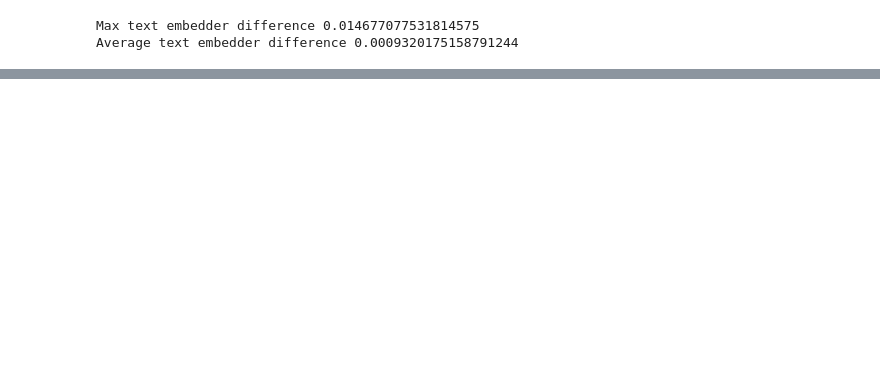
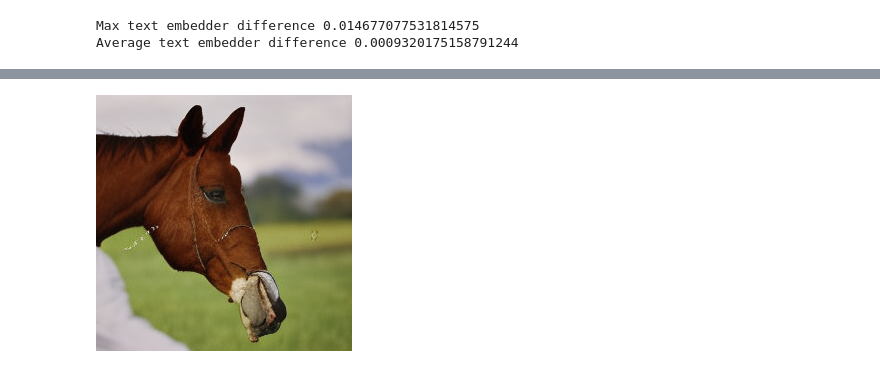
Before and after one commit to williamberman/vq-diffusion-notebook, a Jupyter notebook: main.ipynb, the cells around one changed output, grey strips where cells are left out. Drawn from its saved outputs; the diff is of its cells as text; code cells hidden in the pictures; blank space fills up the shorter version.

```diff
--- a/main.ipynb
+++ b/main.ipynb
@@ -270,0 +330,6 @@ Average text embedder difference 0.0009320175158791244
+# %%
+# diffusers image
+
+PIL.Image.open("/content/e2e_out.png")
+# %% [output]
+[figure, added]
```
Also changed, not shown: parts of 6 cells of this notebook.
